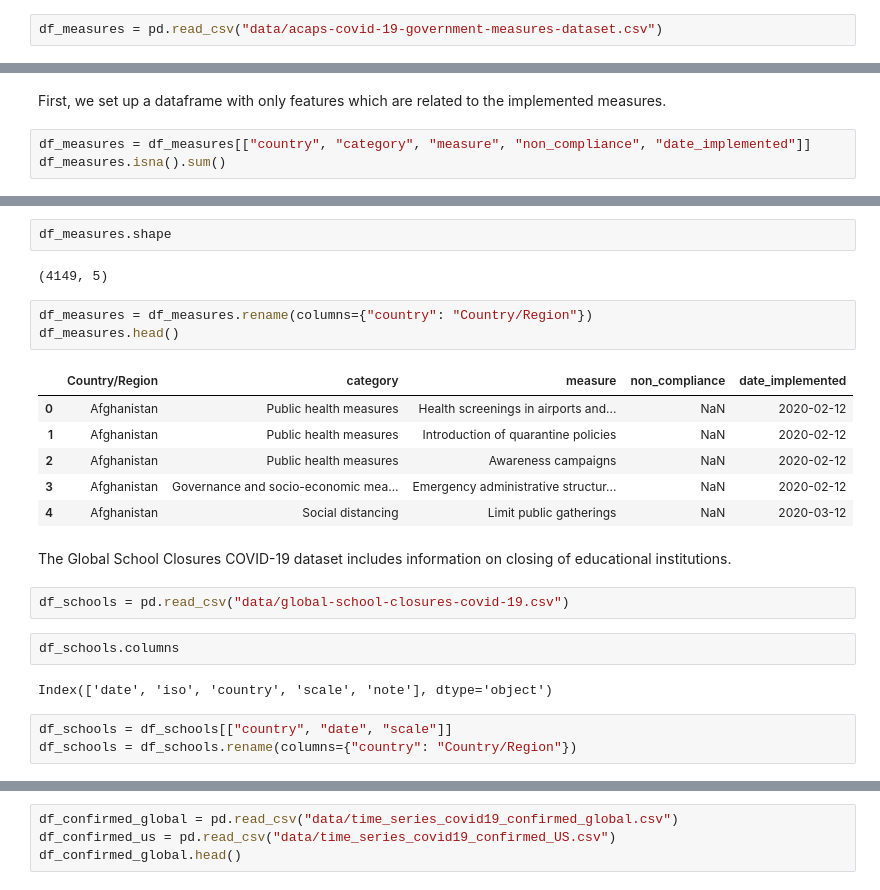
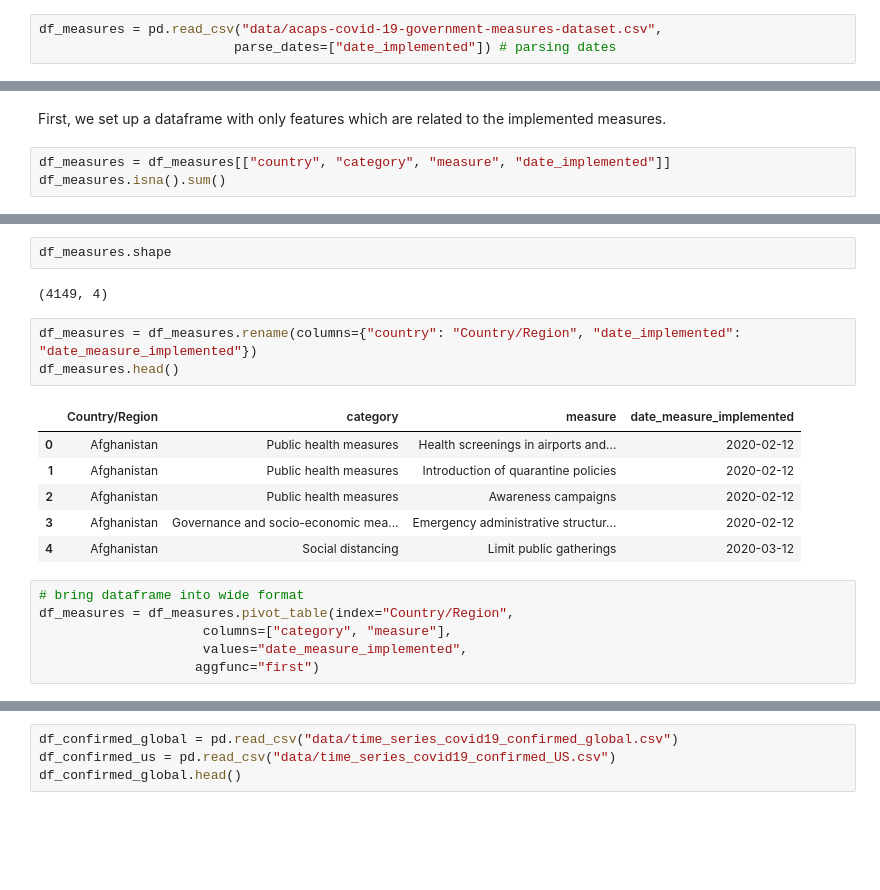
Before and after one commit to TrellixVulnTeam/covid-19_number_of_cases_prediction_L6LL, a Jupyter notebook: Predicting COVID-19 cases.ipynb, the cells around one changed output, grey strips where cells are left out. Drawn from its saved outputs; the diff is of its cells as text; blank space fills up the shorter version.

```diff
--- a/Predicting COVID-19 cases.ipynb
+++ b/Predicting COVID-19 cases.ipynb
@@ -26,7 +28,8 @@ import matplotlib.pyplot as plt
 # %% [markdown]
 The COVID19 Government Measures Dataset contains information on implemented measures such as social distancing, movement restrictions, public health measures, social and economic measures, and lockdowns.
 # %%
-df_measures = pd.read_csv("data/acaps-covid-19-government-measures-dataset.csv")
+df_measures = pd.read_csv("data/acaps-covid-19-government-measures-dataset.csv",
+                         parse_dates=["date_implemented"]) # parsing dates
 # %%
 df_measures.columns
 # %% [output]
@@ -38,6 +41,6 @@ Index(['id', 'country', 'iso', 'admin_level_name', 'pcode', 'region',
 # %% [markdown]
 First, we set up a dataframe with only features which are related to the implemented measures.
 # %%
-df_measures = df_measures[["country", "category", "measure", "non_compliance", "date_implemented"]]
+df_measures = df_measures[["country", "category", "measure", "date_implemented"]]
 df_measures.isna().sum()
 # %% [output]
@@ -50,25 +52,20 @@ dtype: int64
 # %%
 df_measures.shape
 # %% [output]
-(4149, 5)
+(4149, 4)
 # %%
-df_measures = df_measures.rename(columns={"country": "Country/Region"})
+df_measures = df_measures.rename(columns={"country": "Country/Region", "date_implemented": "date_measure_implemented"})
 df_measures.head()
 # %% [output]
-|  | Country/Region | category | measure | non_compliance | date_implemented |
-| 0 | Afghanistan | Public health measures | Health screenings in airports and... | NaN | 2020-02-12 |
-| 1 | Afghanistan | Public health measures | Introduction of quarantine policies | NaN | 2020-02-12 |
-| 2 | Afghanistan | Public health measures | Awareness campaigns | NaN | 2020-02-12 |
-| 3 | Afghanistan | Governance and socio-economic mea... | Emergency administrative structur... | NaN | 2020-02-12 |
-| 4 | Afghanistan | Social distancing | Limit public gatherings | NaN | 2020-03-12 |
+|  | Country/Region | category | measure | date_measure_implemented |
+| 0 | Afghanistan | Public health measures | Health screenings in airports and... | 2020-02-12 |
+| 1 | Afghanistan | Public health measures | Introduction of quarantine policies | 2020-02-12 |
+| 2 | Afghanistan | Public health measures | Awareness campaigns | 2020-02-12 |
+| 3 | Afghanistan | Governance and socio-economic mea... | Emergency administrative structur... | 2020-02-12 |
+| 4 | Afghanistan | Social distancing | Limit public gatherings | 2020-03-12 |
-# %% [markdown]
-The Global School Closures COVID-19 dataset includes information on closing of educational institutions.
-# %%
-df_schools = pd.read_csv("data/global-school-closures-covid-19.csv")
-# %%
-df_schools.columns
-# %% [output]
-Index(['date', 'iso', 'country', 'scale', 'note'], dtype='object')
-# %%
-df_schools = df_schools[["country", "date", "scale"]]
-df_schools = df_schools.rename(columns={"country": "Country/Region"})
+# %%
+# bring dataframe into wide format
+df_measures = df_measures.pivot_table(index="Country/Region",
+                     columns=["category", "measure"],
+                     values="date_measure_implemented",
+                    aggfunc="first")
```
Also changed, not shown: parts of 29 cells of this notebook.
